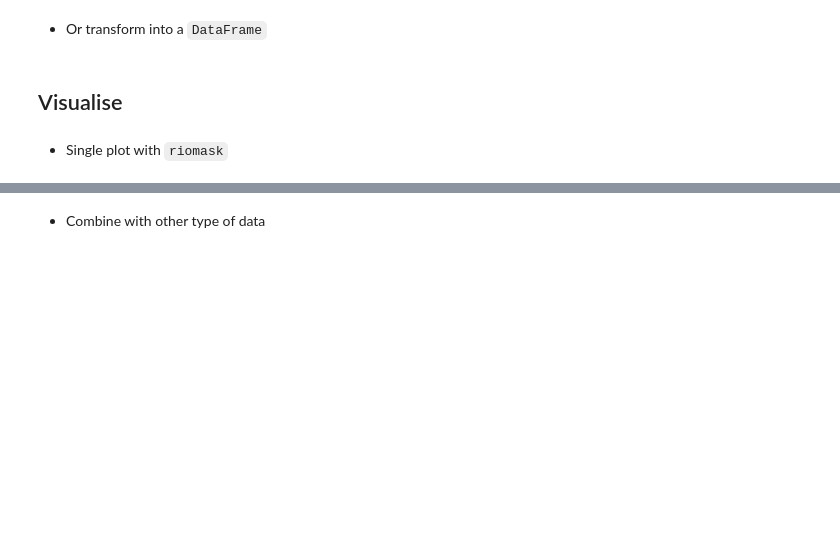
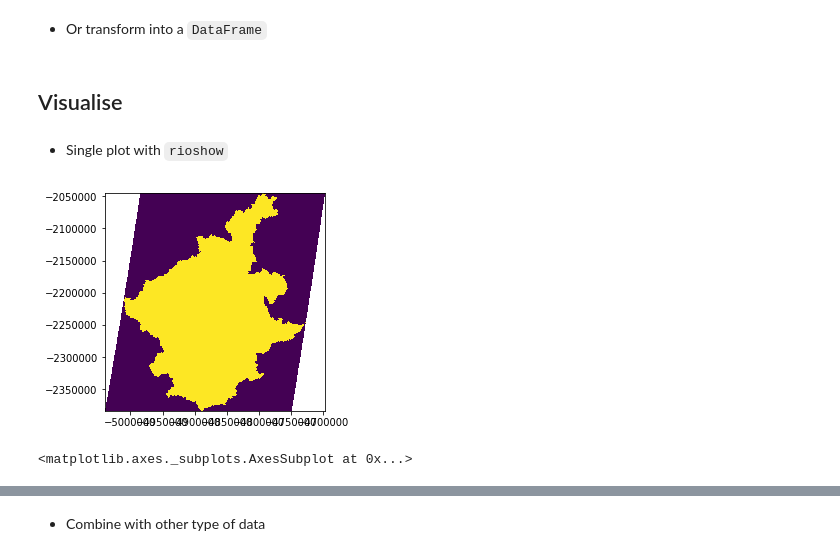
Before and after one commit to darribas/gds_ufmg19, a Jupyter notebook: notebooks/d4n1_raster.ipynb, the cells around one changed output, grey strips where cells are left out. Cells and saved outputs as stored; diff of their text form; code cells hidden in the pictures; blank space fills up the shorter version.

Commit message:
Adding content for d4n1 notebook on single-band rasters

```diff
--- a/notebooks/d4n1_raster.ipynb
+++ b/notebooks/d4n1_raster.ipynb
@@ -42,4 +61,6 @@ IFrame('https://rasterio.readthedocs.io/en/stable/',
 # %% [markdown]
 * Open
+# %%
+src = rasterio.open('../data/bh_pop_wm.tif')
 # %% [markdown]
 * Inspect
@@ -56,4 +179,9 @@ IFrame('https://rasterio.readthedocs.io/en/stable/',
 # %% [markdown]
 ## Visualise
 # %% [markdown]
-* Single plot with `riomask`
+* Single plot with `rioshow`
+# %%
+rioshow(src)
+# %% [output]
+[figure, added]
+<matplotlib.axes._subplots.AxesSubplot at 0x...>
```
Also changed, not shown: parts of 46 cells of this notebook, 2 other files.
